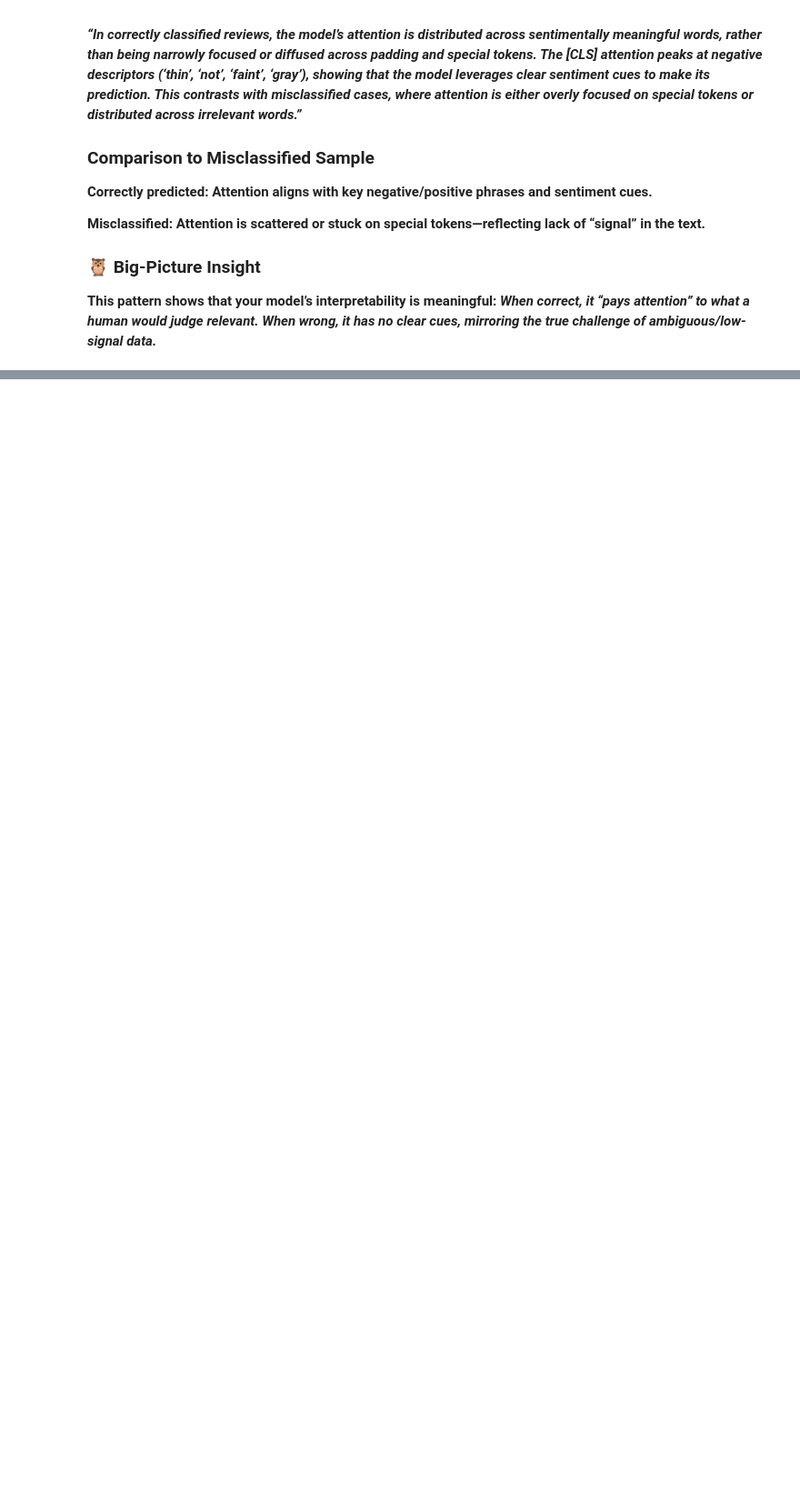
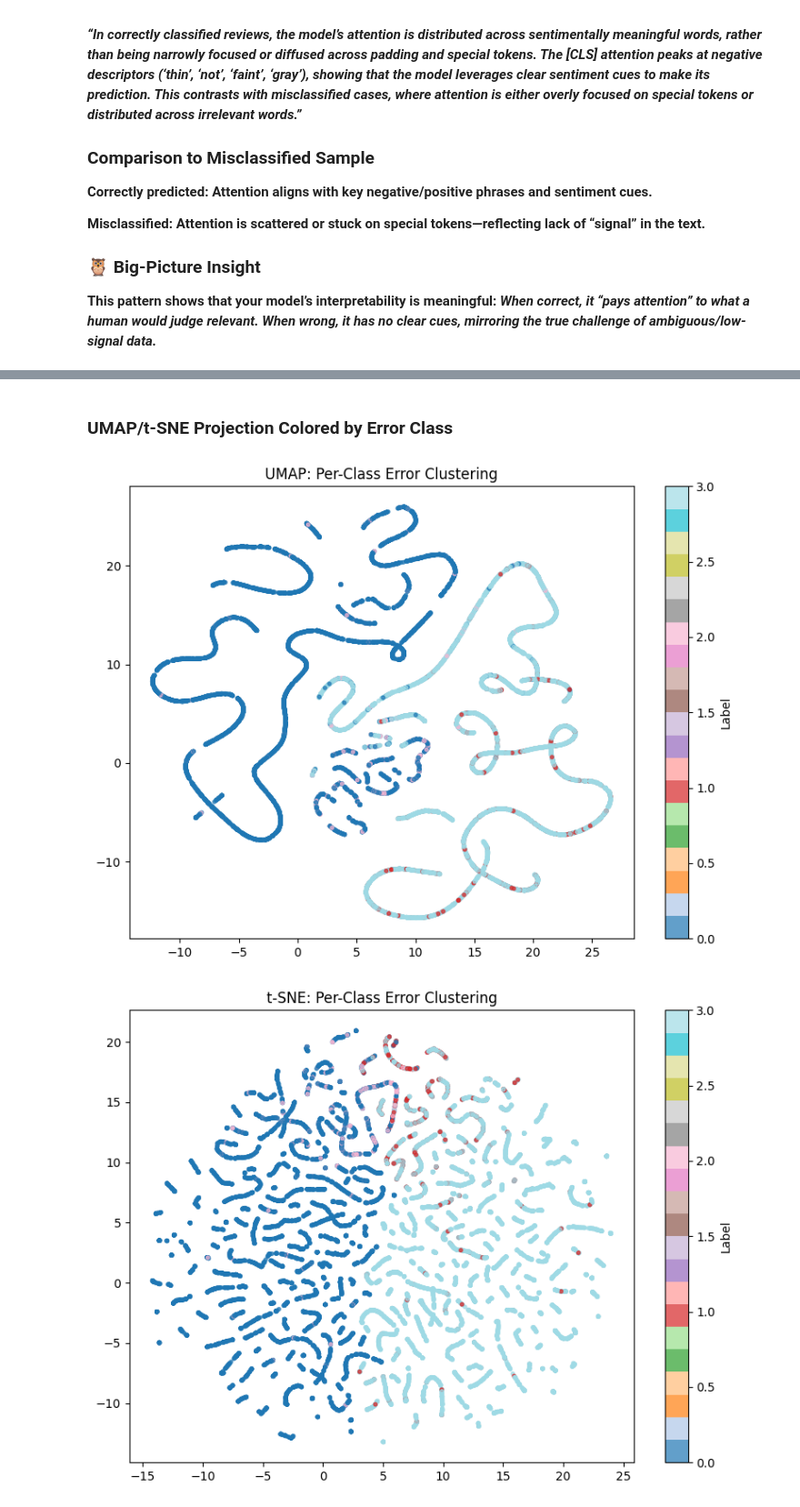
Before and after one commit to PM-0125/COmparative_Study_of_Multimodal_Represenations, a Jupyter notebook: notebooks/01_exploratory_amazon.ipynb, the cells around one changed output, grey strips where cells are left out. Shown at 91% size. Drawn from its saved outputs; the diff is of its cells as text; code cells hidden in the pictures; blank space fills up the shorter version.

Commit message:
finished early fusion alaysis on amazon dataset

```diff
--- a/notebooks/01_exploratory_amazon.ipynb
+++ b/notebooks/01_exploratory_amazon.ipynb
@@ -393,0 +533,6 @@ These words are sentiment-rich and highly relevant for classification:
+# %%
+# 0 = negative, 1 = positive (update as per your dataset)
+false_negatives = np.where((y_true == 1) & (y_pred == 0))[0]
+false_positives = np.where((y_true == 0) & (y_pred == 1))[0]
+correct_negatives = np.where((y_true == 0) & (y_pred == 0))[0]
+correct_positives = np.where((y_true == 1) & (y_pred == 1))[0]
@@ -393,0 +550,13 @@ These words are sentiment-rich and highly relevant for classification:
+# %%
+error_class = np.zeros_like(y_true)
+error_class[false_positives] = 1
+error_class[false_negatives] = 2
+error_class[correct_positives] = 3
+# %% [markdown]
+### UMAP/t-SNE Projection Colored by Error Class
+# %%
+plot_umap(umap_emb, labels=error_class, title="UMAP: Per-Class Error Clustering")
+plot_umap(tsne_emb, labels=error_class, title="t-SNE: Per-Class Error Clustering")
+# %% [output]
+[figure, added]
+[figure, added]
```
Also changed, not shown: parts of 19 cells of this notebook.
